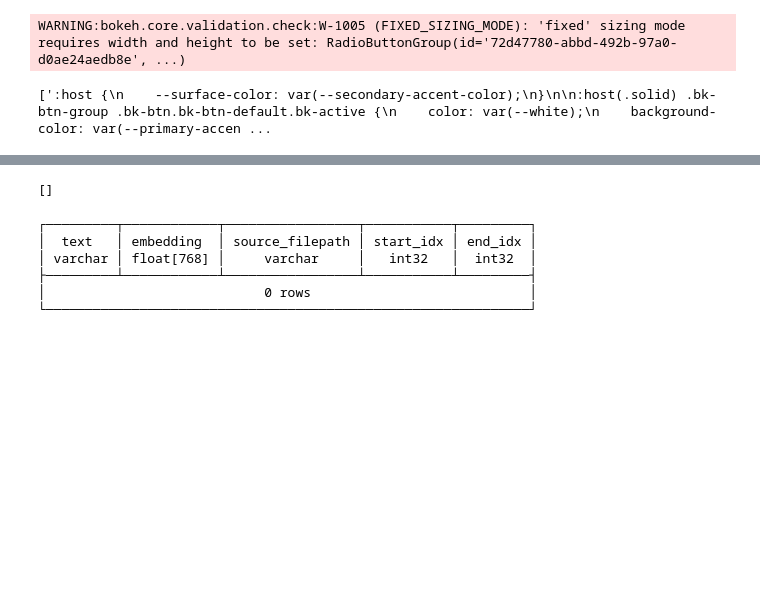
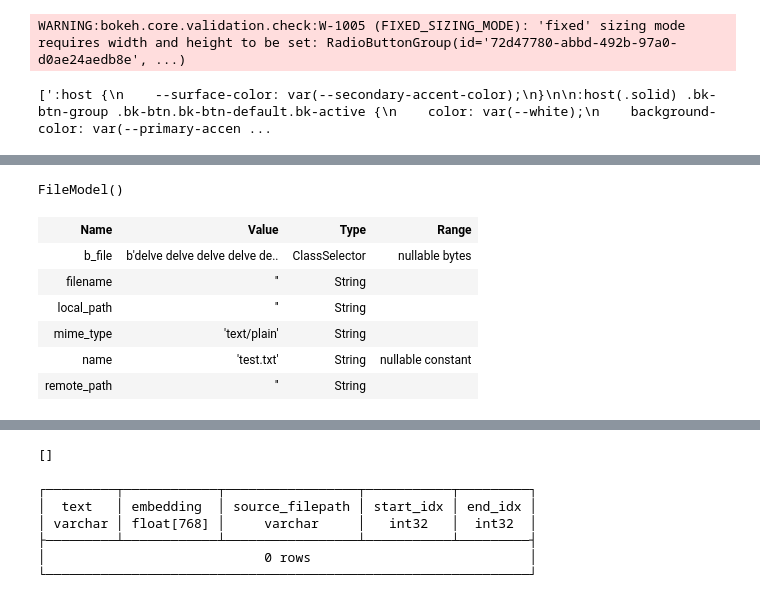
Before and after one commit to Prudent-Patterns/pyllments, a Jupyter notebook: dev_sandbox/retriever_workflow.ipynb, the cells around one changed output, grey strips where cells are left out. Cells and saved outputs as stored; diff of their text form; code cells hidden in the pictures; blank space fills up the shorter version.

```diff
--- a/dev_sandbox/retriever_workflow.ipynb
+++ b/dev_sandbox/retriever_workflow.ipynb
@@ -344,7 +344,7 @@ sw.switch_view.stylesheets
 # %% [output]
 [':host {\n    --surface-color: var(--secondary-accent-color);\n}\n\n:host(.solid) .bk-btn-group .bk-btn.bk-btn-default.bk-active {\n    color: var(--white);\n    background-color: var(--primary-accen ...
 # %%
-text = r"delve delve delve delve delve delve delve delve delve delve delve delve delve delve delve delve delve delve delve delve delve delve delve delve delve delve delve delve delve delve delve delve delve delve delve delve delve delve delve delve delve delve delve delve delve delve delve delve delve delve delve delve delve delve delve delve delve delve delve delve delve delve delve delve delve delve delve delve delve delve delve delve delve delve delve delve delve delve delve delve delve delve delve delve delve delve delve delve delve delve delve delve delve delve delve delve delve delve delve delve delve delve delve delve delve "
+text = "delve delve delve delve delve delve delve delve delve delve\n delve delve delve delve delve delve delve delve delve\n delve delve delve delve delve delve delve delve delve delve delve delve delve delve delve delve delve delve delve delve delve delve delve delve delve delve delve delve delve delve delve delve delve delve delve delve delve delve delve delve delve delve delve delve delve delve delve delve delve delve delve delve delve delve delve delve delve delve delve delve delve delve delve delve delve delve delve delve delve delve delve delve delve delve delve delve delve delve delve delve delve delve delve "
 # %%
 from langchain_text_splitters import RecursiveCharacterTextSplitter
 
@@ -359,6 +362,17 @@ text_bytes = text.encode('utf-8')
 # %%
 from pyllments.payloads.file import FilePayload
 
-fp = FilePayload(name='test.txt', b_file=text_bytes, mime_type='text/plain')
+fp = FilePayload(filename='test.txt', local_path='/', b_file=text_bytes, mime_type='text/plain')
+# %%
+fp.model.param
+# %% [output]
+FileModel()
+| Name | Value | Type | Range |
+| b_file | b'delve delve delve delve de.. | ClassSelector | nullable bytes |
+| filename | '' | String |  |
+| local_path | '' | String |  |
+| mime_type | 'text/plain' | String |  |
+| name | 'test.txt' | String | nullable constant |
+| remote_path | '' | String |  |
 # %%
 from pyllments.elements.chunker import TextChunkerElement
```
Also changed, not shown: parts of 23 cells of this notebook, 24 other files.
